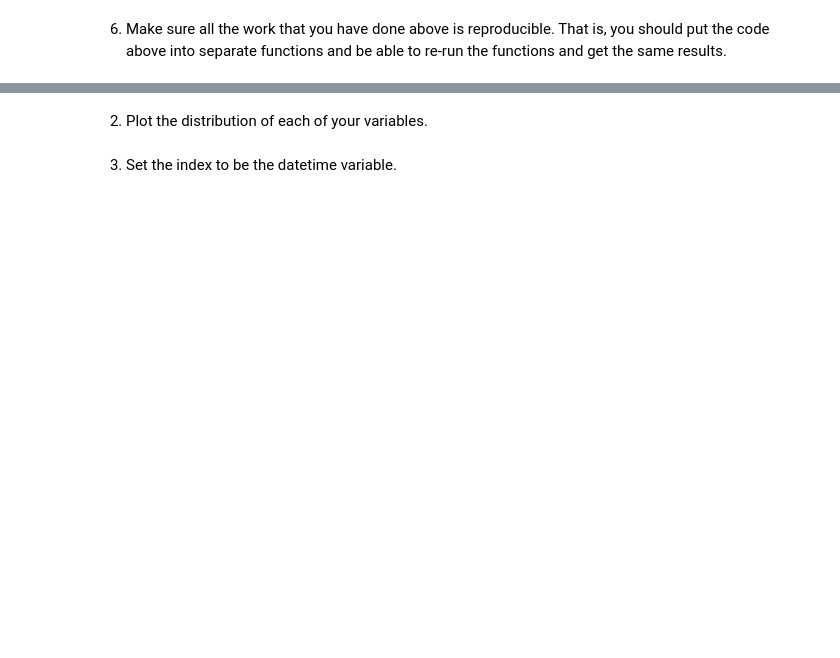
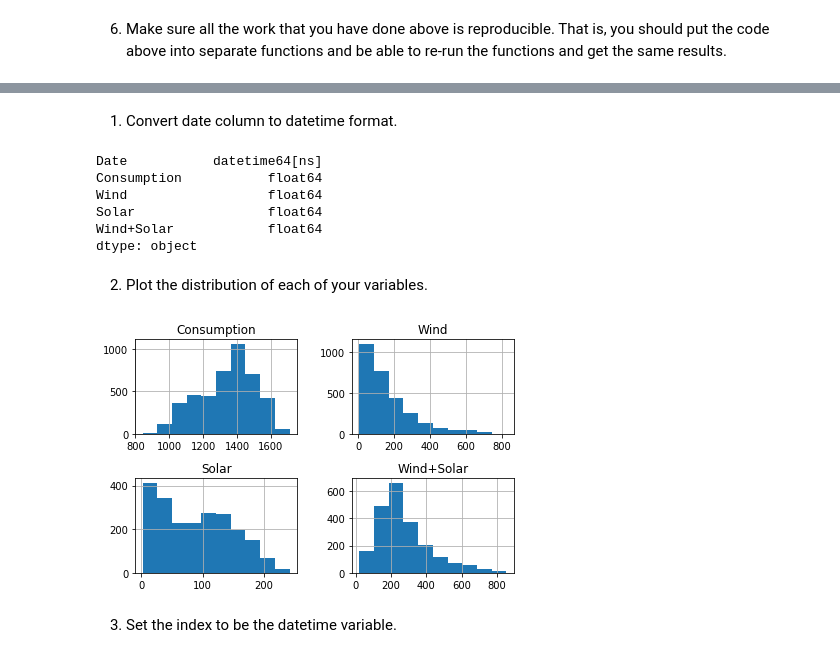
Before and after one commit to Brandon-Martinez27/time-series-exercises, a Jupyter notebook: prepare.ipynb, the cells around one changed output, grey strips where cells are left out. Drawn from its saved outputs; the diff is of its cells as text; code cells hidden in the pictures; blank space fills up the shorter version.

```diff
--- a/prepare.ipynb
+++ b/prepare.ipynb
@@ -49,0 +122,3 @@ Using the OPS data acquired in the Acquire exercises `opsd_germany_daily.csv`, c
+# %%
+ogd = pd.read_csv('opsd_germany_daily.csv', index_col=0)
+ogd.head()
@@ -50,4 +132,22 @@ Using the OPS data acquired in the Acquire exercises `opsd_germany_daily.csv`, c
+# %% [markdown]
+1. Convert date column to datetime format.
+# %%
+ogd.Date = pd.to_datetime(ogd.Date)
+ogd.dtypes
+# %% [output]
+Date           datetime64[ns]
+Consumption           float64
+Wind                  float64
+Solar                 float64
+Wind+Solar            float64
+dtype: object
 # %% [markdown]
 2. Plot the distribution of each of your variables.
+# %%
+def plot_ogd_dist():
+    ogd.hist()
+    plt.tight_layout()
+# %% [output]
+[figure, added]
 # %% [markdown]
 3. Set the index to be the datetime variable.
```
Also changed, not shown: parts of 24 cells of this notebook, 1 other file.
